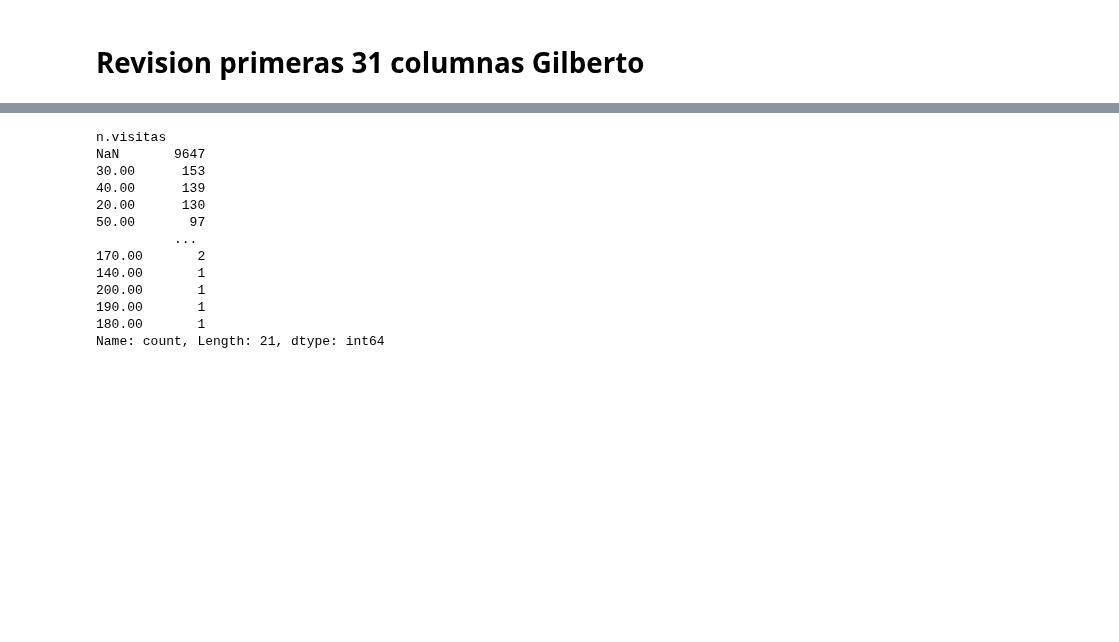
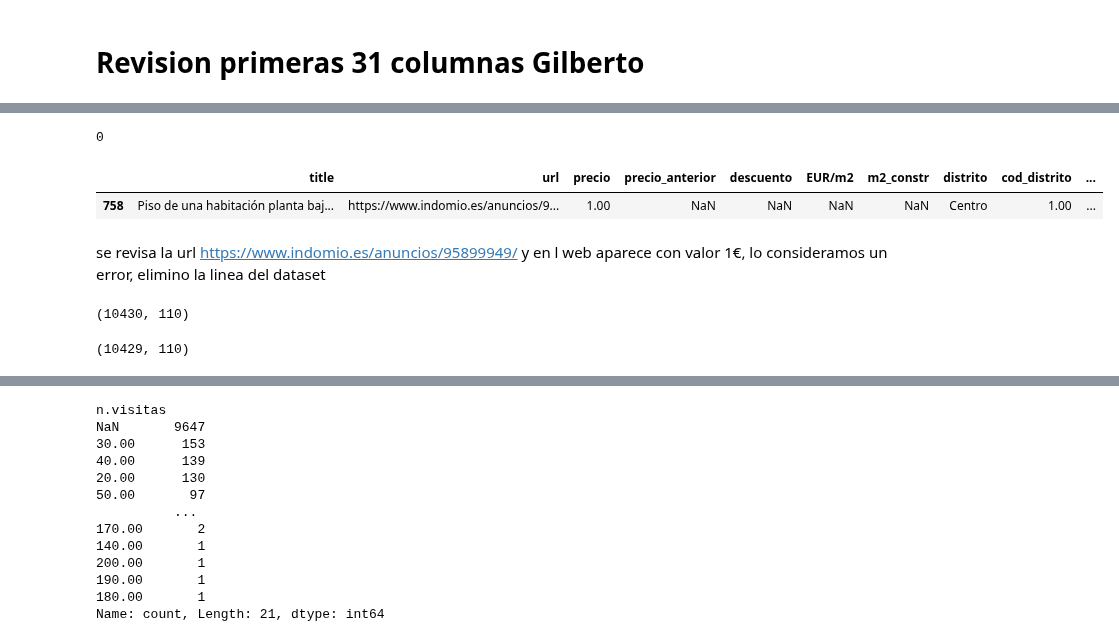
Before and after one commit to avaquerocastro/precios-de-vivienda-madrid, a Jupyter notebook: codigo/01-preprocesamiento-de-datos/Revision_columnas/Revision_Columnas.ipynb, the cells around one changed output, grey strips where cells are left out. Cells and saved outputs as stored; diff of their text form; code cells hidden in the pictures; blank space fills up the shorter version.

```diff
--- a/codigo/01-preprocesamiento-de-datos/Revision_columnas/Revision_Columnas.ipynb
+++ b/codigo/01-preprocesamiento-de-datos/Revision_columnas/Revision_Columnas.ipynb
@@ -140,0 +234,17 @@ Length: 31, dtype: int64
+# %%
+df_131["url"].sample(10)
+df_131["url"].isna().sum()
+# %% [output]
+0
+# %%
+# Filtro de filas con valores pequeños que no podrian ser el coste de un inmueble
+df_131[df_131["precio"] == 1]
+# %% [output]
+|  | title | url | precio | precio_anterior | descuento | EUR/m2 | m2_constr | distrito | cod_distrito | ... |
+| 758 | Piso de una habitación planta baj... | https://www.indomio.es/anuncios/9... | 1.00 | NaN | NaN | NaN | NaN | Centro | 1.00 | ... |
+# %% [markdown]
+se revisa la url https://www.indomio.es/anuncios/95899949/ y en l web aparece con valor 1€, lo consideramos un error, elimino la linea del dataset
+# %%
+df17.shape
+# %% [output]
+(10430, 110)
@@ -141,2 +254,6 @@ Length: 31, dtype: int64
+# %%
+df17.shape
+# %% [output]
+(10429, 110)
 # %%
 
```
Also changed, not shown: parts of 23 cells of this notebook, 4 other files.
